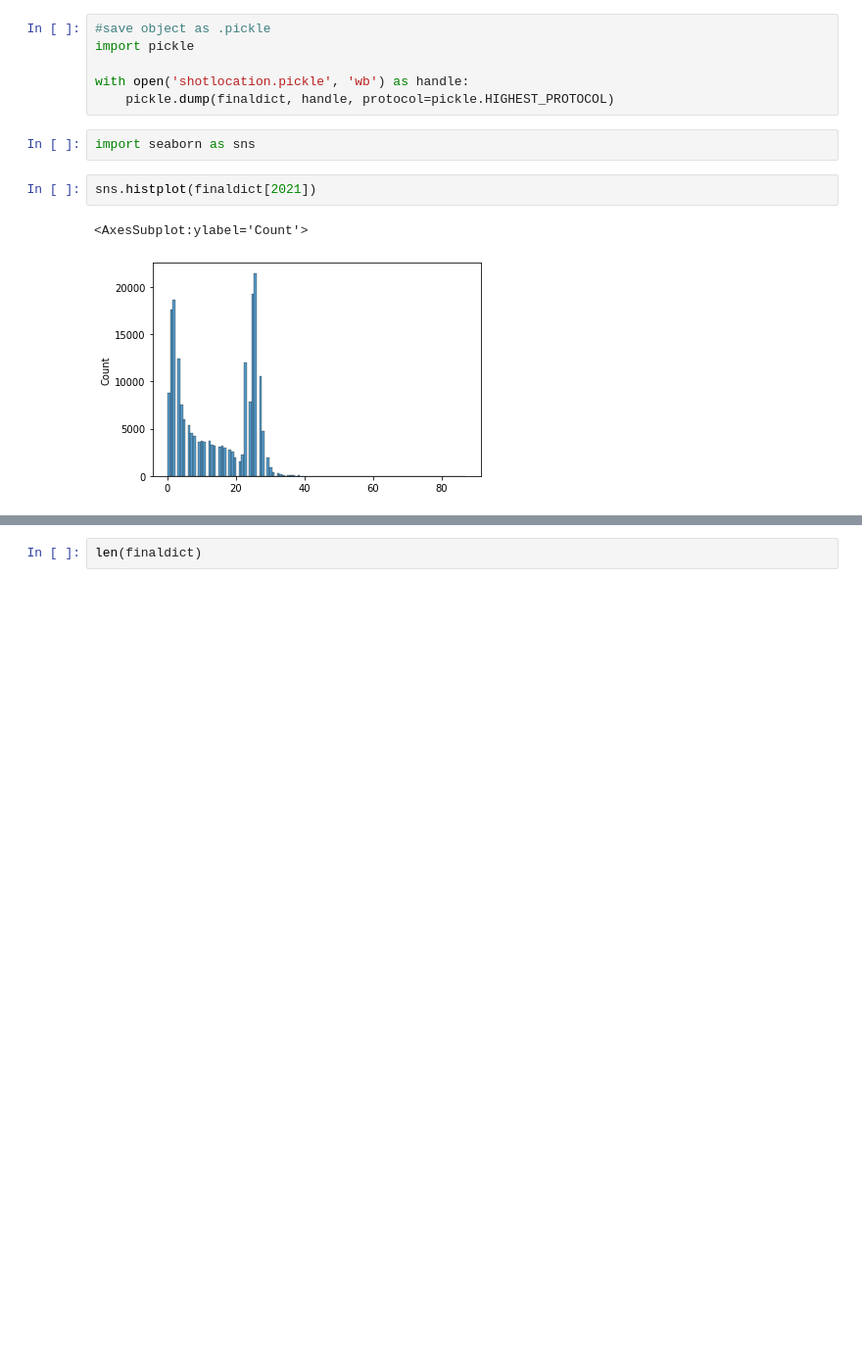
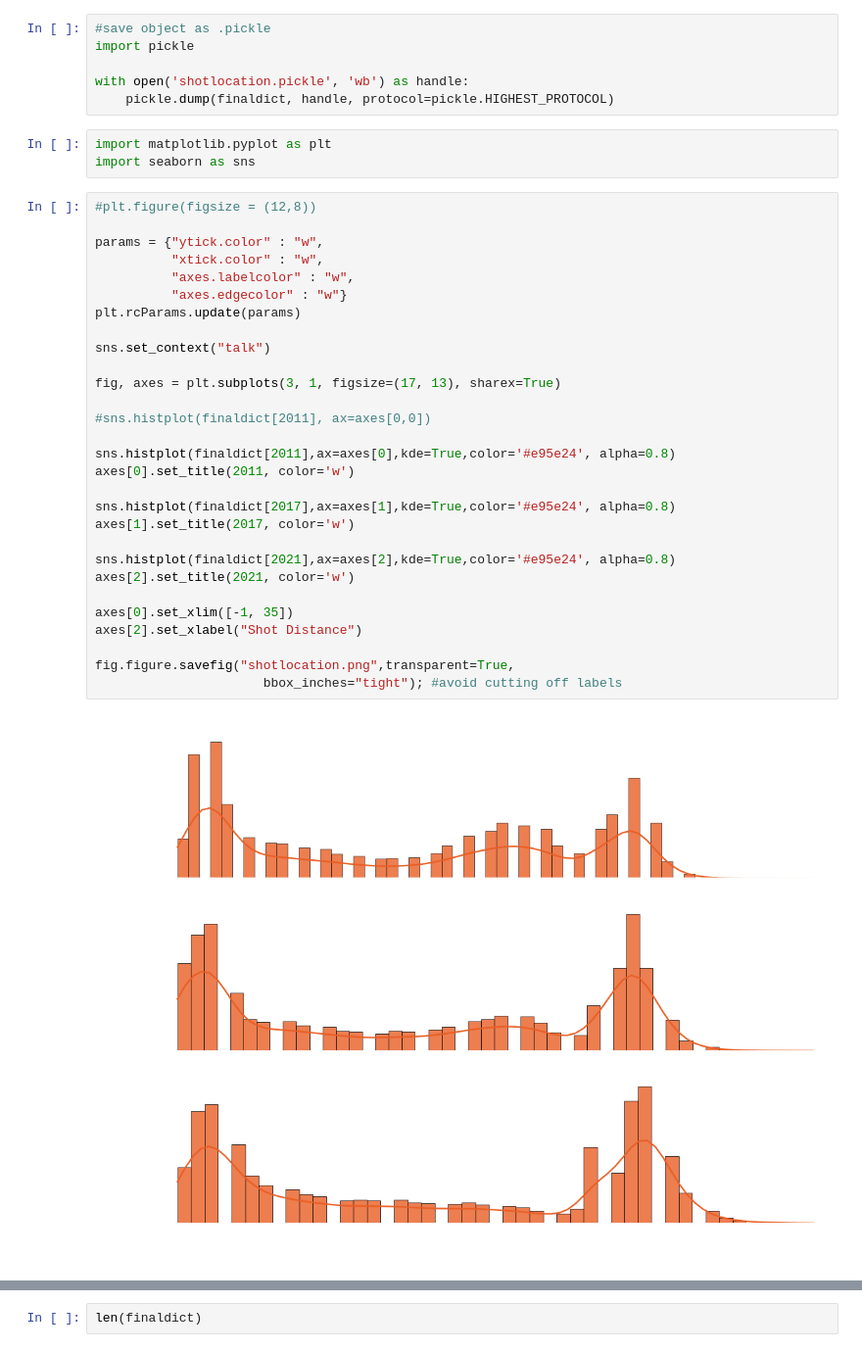
Before and after one commit to JoshJingtianWang/MoreyBall_Linear_Regression, a Jupyter notebook: code/EDA.ipynb, the cells around one changed output, grey strips where cells are left out. Shown at 98% size. Drawn from its saved outputs; the diff is of its cells as text; blank space fills up the shorter version.

```diff
--- a/code/EDA.ipynb
+++ b/code/EDA.ipynb
@@ -165,9 +165,36 @@ import pickle
 with open('shotlocation.pickle', 'wb') as handle:
     pickle.dump(finaldict, handle, protocol=pickle.HIGHEST_PROTOCOL)
 # %%
+import matplotlib.pyplot as plt
 import seaborn as sns
 # %%
-sns.histplot(finaldict[2021])
+#plt.figure(figsize = (12,8))
+
+params = {"ytick.color" : "w",
+          "xtick.color" : "w",
+          "axes.labelcolor" : "w",
+          "axes.edgecolor" : "w"}
+plt.rcParams.update(params)
+
+sns.set_context("talk")
+
+fig, axes = plt.subplots(3, 1, figsize=(17, 13), sharex=True)
+
+#sns.histplot(finaldict[2011], ax=axes[0,0])
+
+sns.histplot(finaldict[2011],ax=axes[0],kde=True,color='#e95e24', alpha=0.8)
+axes[0].set_title(2011, color='w')
+
+sns.histplot(finaldict[2017],ax=axes[1],kde=True,color='#e95e24', alpha=0.8)
+axes[1].set_title(2017, color='w')
+
+sns.histplot(finaldict[2021],ax=axes[2],kde=True,color='#e95e24', alpha=0.8)
+axes[2].set_title(2021, color='w')
+
+axes[0].set_xlim([-1, 35])
+axes[2].set_xlabel("Shot Distance")
+
+fig.figure.savefig("shotlocation.png",transparent=True,
+                      bbox_inches="tight"); #avoid cutting off labels
 # %% [output]
-<AxesSubplot:ylabel='Count'>
-[figure, old version]
+[figure, new version]
```
Also changed, not shown: parts of 18 cells of this notebook, 10 other files.
